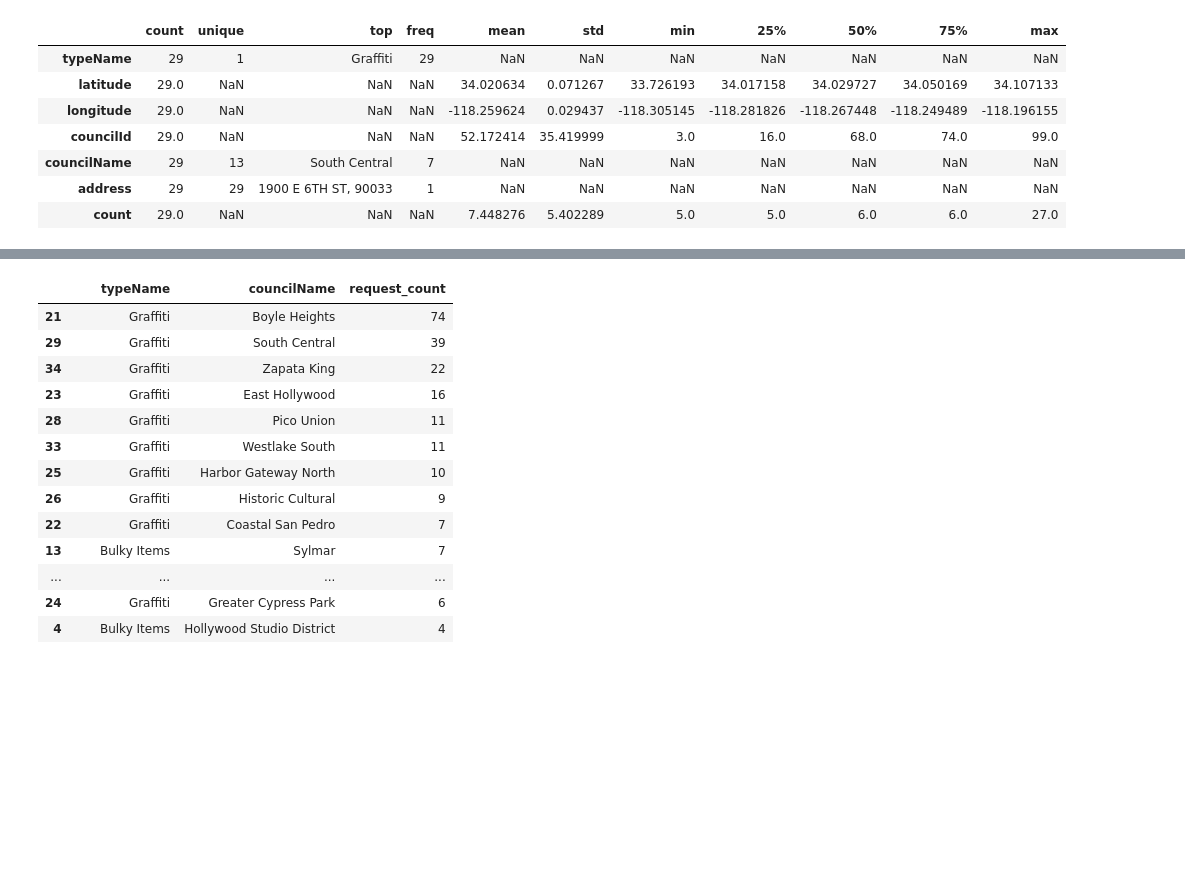
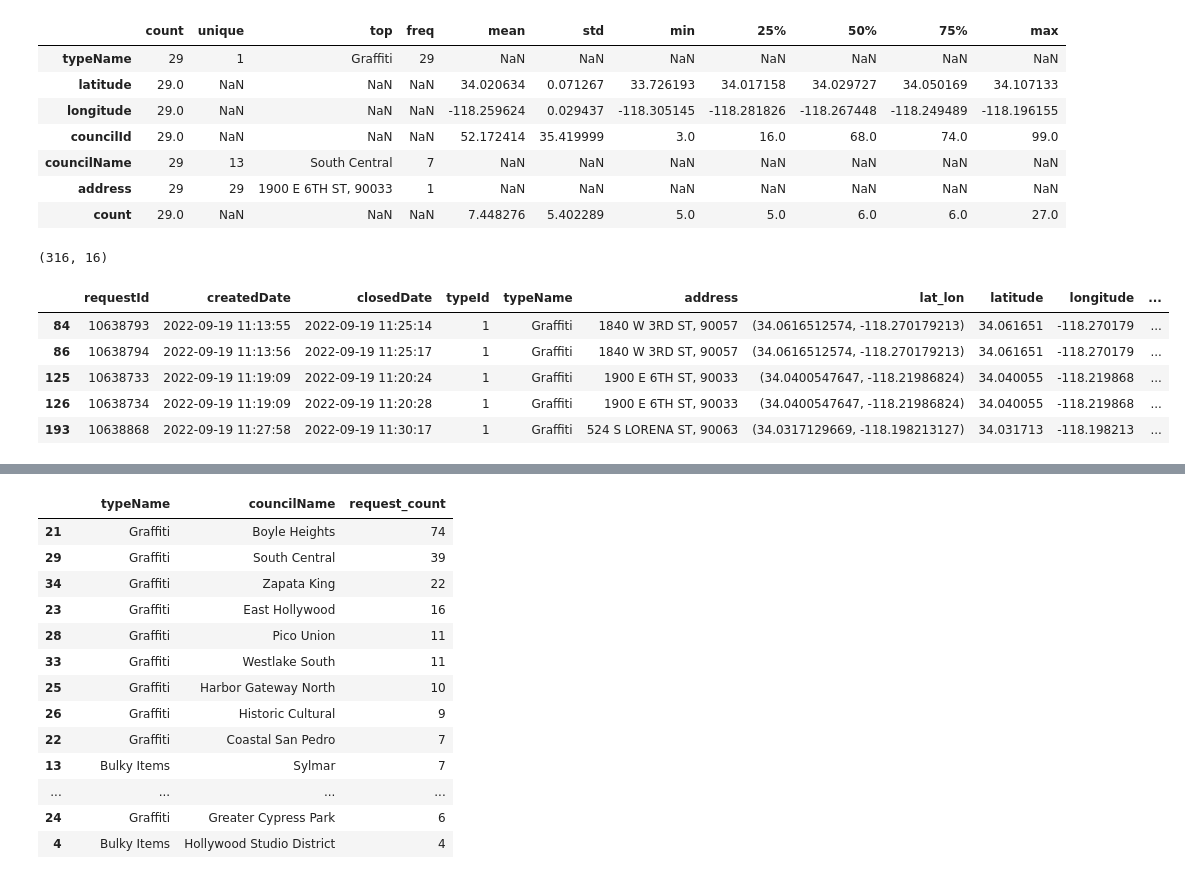
Before and after one commit to ajmachado42/Hack-for-LA-311-Data, a Jupyter notebook: I-1279/01_api_clean_eda.ipynb, the cells around one changed output, grey strips where cells are left out. Drawn from its saved outputs; the diff is of its cells as text; code cells hidden in the pictures; blank space fills up the shorter version.

```diff
--- a/I-1279/01_api_clean_eda.ipynb
+++ b/I-1279/01_api_clean_eda.ipynb
@@ -369,3 +460,13 @@ grt_eq_5_ct.describe(include = 'all').T
 # %%
 # https://stackoverflow.com/questions/32918506/pandas-how-to-filter-dataframe-for-duplicate-items-that-occur-at-least-n-times
 grt_eq_5_df = df_311[df_311['address'].isin(df_311['address'].value_counts()[df_311['address'].value_counts()>=5].index)]
+print(grt_eq_5_df.shape)
+grt_eq_5_df.head()
+# %% [output]
+(316, 16)
+|  | requestId | createdDate | closedDate | typeId | typeName | address | lat_lon | latitude | longitude | ... |
+| 84 | 10638793 | 2022-09-19 11:13:55 | 2022-09-19 11:25:14 | 1 | Graffiti | 1840 W 3RD ST, 90057 | (34.0616512574, -118.270179213) | 34.061651 | -118.270179 | ... |
+| 86 | 10638794 | 2022-09-19 11:13:56 | 2022-09-19 11:25:17 | 1 | Graffiti | 1840 W 3RD ST, 90057 | (34.0616512574, -118.270179213) | 34.061651 | -118.270179 | ... |
+| 125 | 10638733 | 2022-09-19 11:19:09 | 2022-09-19 11:20:24 | 1 | Graffiti | 1900 E 6TH ST, 90033 | (34.0400547647, -118.21986824) | 34.040055 | -118.219868 | ... |
+| 126 | 10638734 | 2022-09-19 11:19:09 | 2022-09-19 11:20:28 | 1 | Graffiti | 1900 E 6TH ST, 90033 | (34.0400547647, -118.21986824) | 34.040055 | -118.219868 | ... |
+| 193 | 10638868 | 2022-09-19 11:27:58 | 2022-09-19 11:30:17 | 1 | Graffiti | 524 S LORENA ST, 90063 | (34.0317129669, -118.198213127) | 34.031713 | -118.198213 | ... |
```
Also changed, not shown: parts of 19 cells of this notebook, 4 other files.
